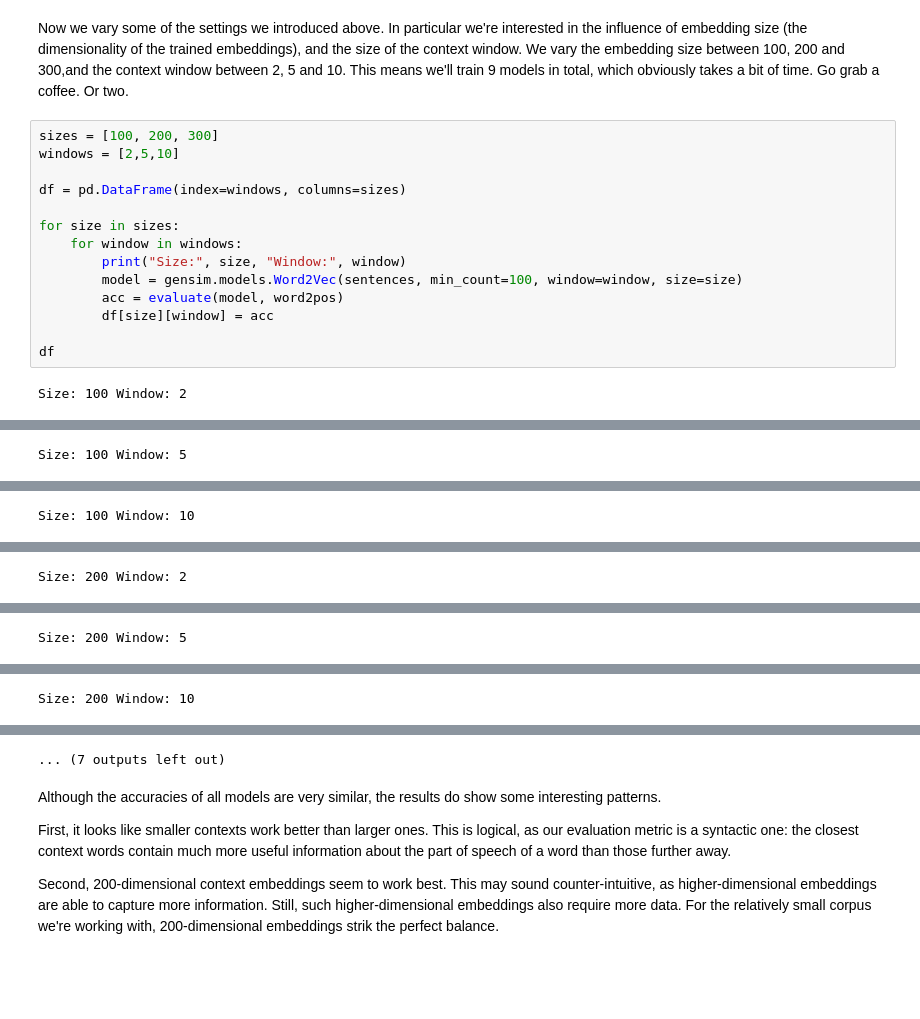
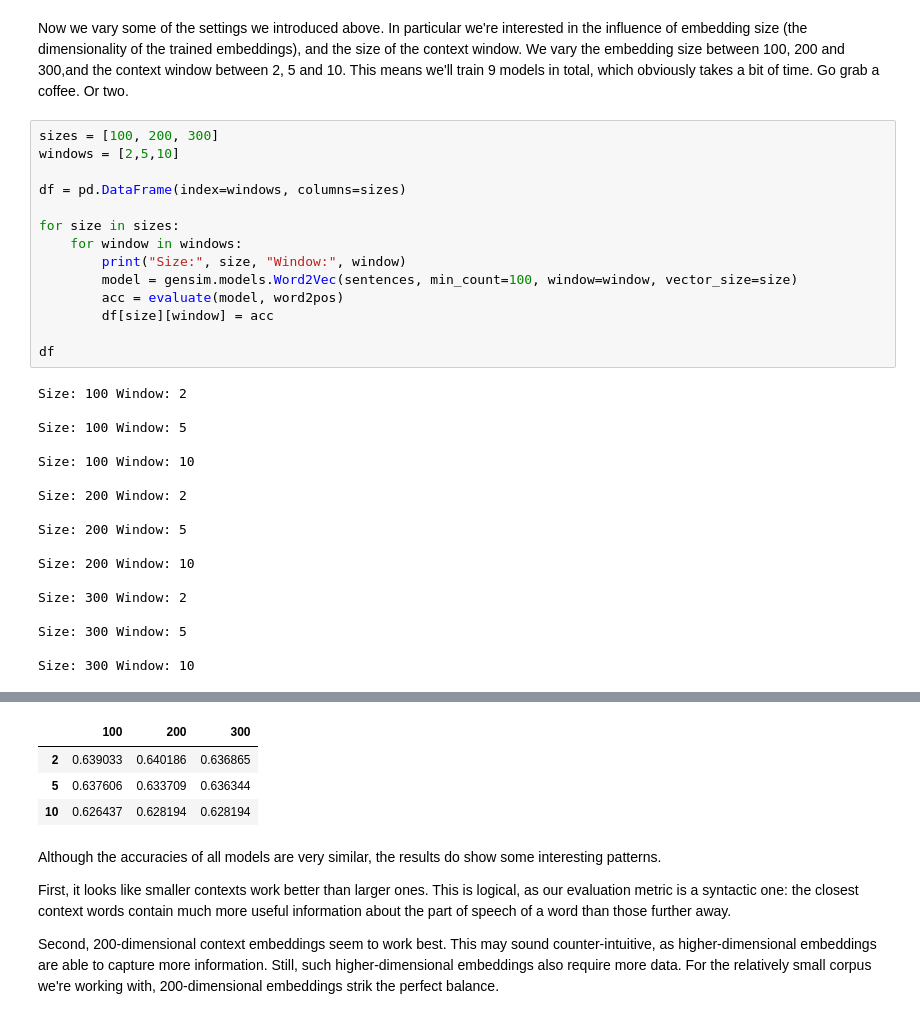
Before and after one commit to nlptown/nlp-notebooks, a Jupyter notebook: An Introduction to Word Embeddings.ipynb, the cells around one changed output, grey strips where cells are left out. Drawn from its saved outputs; the diff is of its cells as text; blank space fills up the shorter version.

```diff
--- a/An Introduction to Word Embeddings.ipynb
+++ b/An Introduction to Word Embeddings.ipynb
@@ -220,10 +218,26 @@ df = pd.DataFrame(index=windows, columns=sizes)
 for size in sizes:
     for window in windows:
         print("Size:", size, "Window:", window)
-        model = gensim.models.Word2Vec(sentences, min_count=100, window=window, size=size)
+        model = gensim.models.Word2Vec(sentences, min_count=100, window=window, vector_size=size)
         acc = evaluate(model, word2pos)
         df[size][window] = acc
 
 df
 # %% [output]
 Size: 100 Window: 2
+
+Size: 100 Window: 5
+
+Size: 100 Window: 10
+
+Size: 200 Window: 2
+
+Size: 200 Window: 5
+
+Size: 200 Window: 10
+
+Size: 300 Window: 2
+
+Size: 300 Window: 5
+
+Size: 300 Window: 10
@@ -231 +243,0 @@ Size: 100 Window: 2
-Size: 100 Window: 5
@@ -233 +243,0 @@ Size: 100 Window: 5
-Size: 100 Window: 10
@@ -235 +243,0 @@ Size: 100 Window: 10
-Size: 200 Window: 2
@@ -237 +243,0 @@ Size: 200 Window: 2
-Size: 200 Window: 5
@@ -239 +243,0 @@ Size: 200 Window: 5
-Size: 200 Window: 10
@@ -241,4 +244,7 @@ Size: 200 Window: 10
-... (7 outputs left out)
+|  | 100 | 200 | 300 |
+| 2 | 0.639033 | 0.640186 | 0.636865 |
+| 5 | 0.637606 | 0.633709 | 0.636344 |
+| 10 | 0.626437 | 0.628194 | 0.628194 |
 # %% [markdown]
 Although the accuracies of all models are very similar, the results do show some interesting patterns.
 
```
Also changed, not shown: parts of 18 cells of this notebook.
